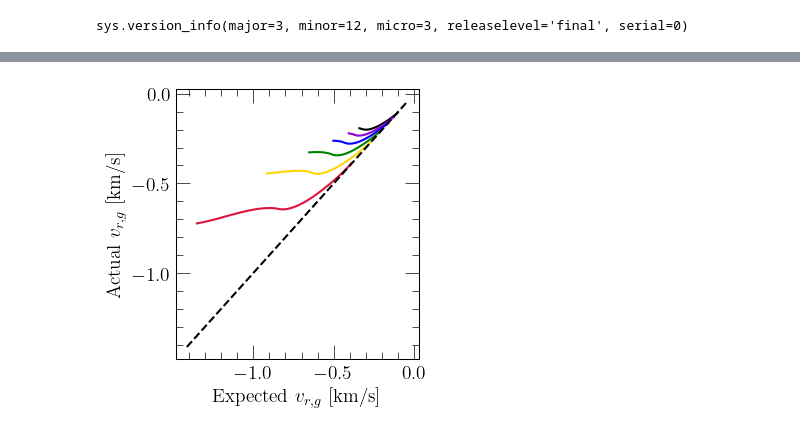
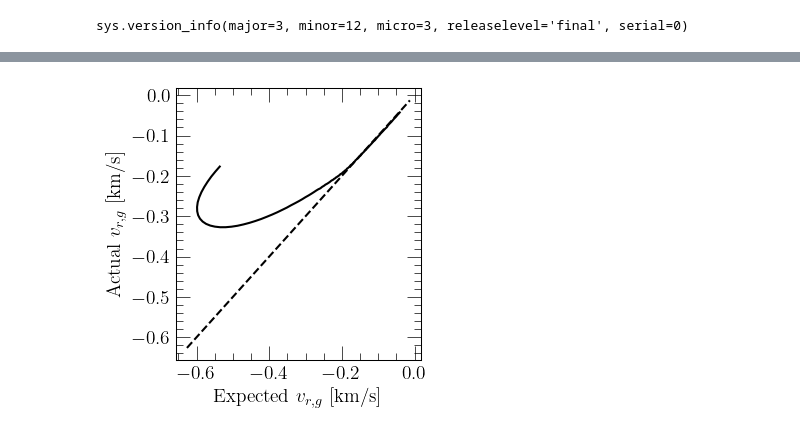
Before and after one commit to giganano/merger-flows, a Jupyter notebook: notebooks/calibration.ipynb, the cells around one changed output, grey strips where cells are left out. Drawn from its saved outputs; the diff is of its cells as text; code cells hidden in the pictures.

```diff
--- a/notebooks/calibration.ipynb
+++ b/notebooks/calibration.ipynb
@@ -53,6 +115,8 @@ plt.show()
 # %%
-LOOKBACKS = [0, 2, 4, 6, 8, 10]
-COLORS = ["black", "darkviolet", "blue", "green", "gold", "crimson"]
+# LOOKBACKS = [0, 2, 4, 6, 8, 10]
+# COLORS = ["black", "darkviolet", "blue", "green", "gold", "crimson"]
+LOOKBACKS = [0]
+COLORS = ["black"]
 
 fig = plt.figure(figsize = (3.5, 3.5))
 ax = fig.add_subplot(111)
@@ -66,32 +130,37 @@ def expected_velocities(output, lookback, v_circ_ratio_in = 0.8, v_circ_ratio_ou
     idx = diff.index(min(diff))
     velocities = []
     for i in range(len(output.zones.keys())):
         radius = zone_width * (i + 0.5)
         zone = output.zones["zone%d" % (i)]
         v = zone.history["ofr"][idx] / zone.history["mgas"][idx] * 1.0e9 * (1 - v_circ_ratio_out)
         v -= zone.history["ifr"][idx] / zone.history["mgas"][idx] * 1.0e9 * (1 - v_circ_ratio_in)
         v *= radius
         velocities.append(v)
     return velocities
 
 def plot_predictions(output, lookback, v_circ_ratio_in = 0.8, v_circ_ratio_out = 0, zone_width = 0.1, **kwargs):
     expected = expected_velocities(output, lookback,
         v_circ_ratio_in = v_circ_ratio_in,
         v_circ_ratio_out = v_circ_ratio_out,
         zone_width = zone_width)
     radii, actual = get_velocity_profile(output, lookback)
-    ax.plot(expected[50:120], actual[50:120], **kwargs)
+    # for i in range(len(radii)):
+    #     if abs(radii[i] / actual[i] - 1) > 1: print(i)
+    # for i in range(len(radii)):
+    #     print(radii[i], expected[i], actual[i])
+    # ax.plot(expected[110:120], actual[110:120], **kwargs)
+    ax.plot(expected[30:150], actual[30:150], **kwargs)
 
 for i in range(len(LOOKBACKS)):
     kwargs = {
         "c": named_colors()[COLORS[i]],
         "label": r"%g Gyr ago" % (LOOKBACKS[i])
     }
     plot_predictions(output, LOOKBACKS[i], **kwargs)
 
 # ax.set_ylim(ax.get_xlim())
 ax.plot(ax.get_xlim(), ax.get_xlim(), c = named_colors()["black"], linestyle = "--")
 plt.tight_layout()
 plt.show()
 # %% [output]
-[figure, old version]
+[figure, new version]
```
Also changed, not shown: parts of 3 cells of this notebook, 8 other files.
